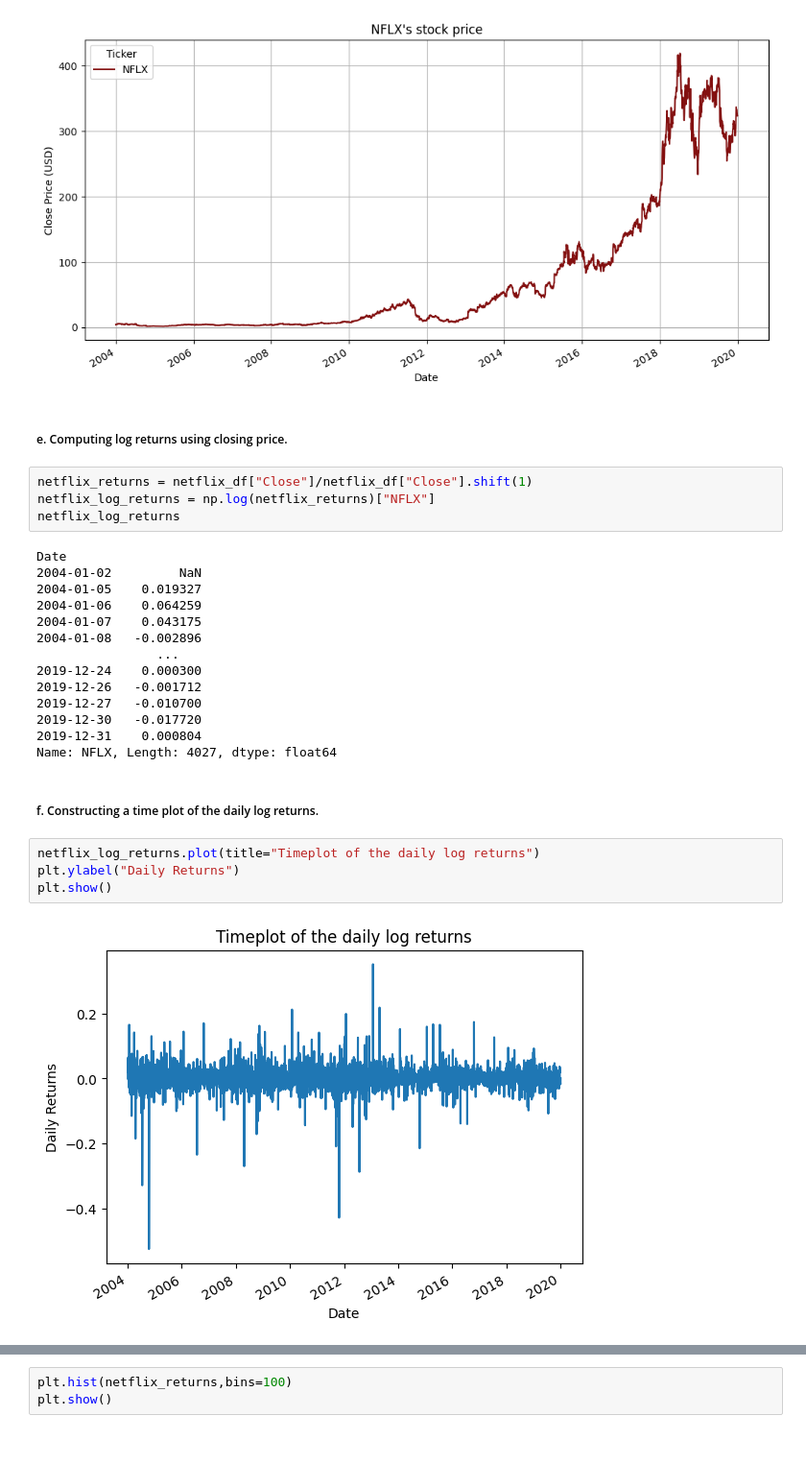
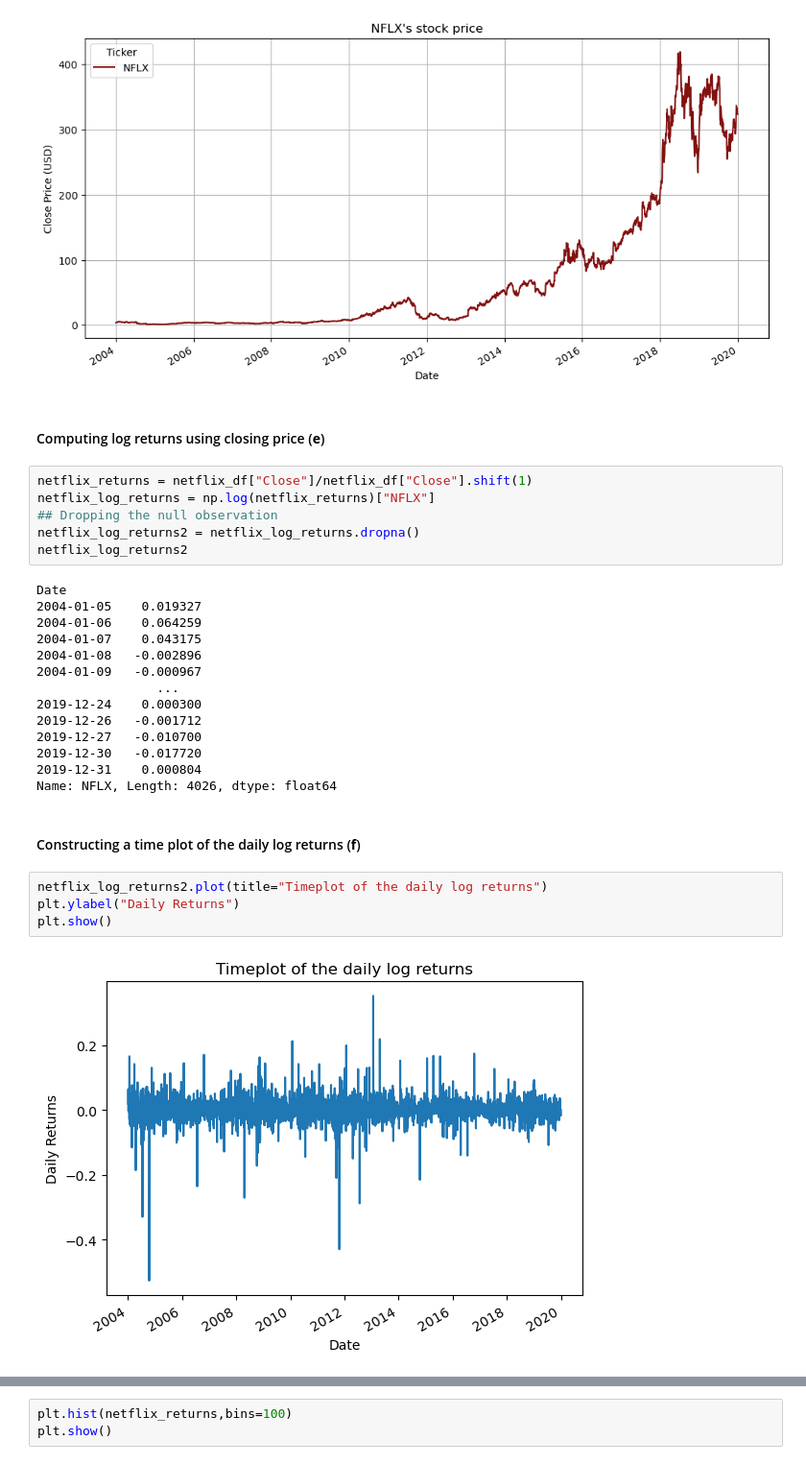
Before and after one commit to mcarbajal2/IFI8420-Assignments, a Jupyter notebook: Assignment 1/Assignment1.ipynb, the cells around one changed output, grey strips where cells are left out. Shown at 96% size. Cells and saved outputs as stored; diff of their text form.

```diff
--- a/Assignment 1/Assignment1.ipynb
+++ b/Assignment 1/Assignment1.ipynb
@@ -58,31 +60,33 @@ plt.show()
 # %% [output]
 [figure]
 # %% [markdown]
-##### e. Computing log returns using closing price.
+#### Computing log returns using closing price (<b>e</b>)
 # %%
 netflix_returns = netflix_df["Close"]/netflix_df["Close"].shift(1)
 netflix_log_returns = np.log(netflix_returns)["NFLX"]
-netflix_log_returns
+## Dropping the null observation
+netflix_log_returns2 = netflix_log_returns.dropna()
+netflix_log_returns2
 # %% [output]
 Date
-2004-01-02         NaN
 2004-01-05    0.019327
 2004-01-06    0.064259
 2004-01-07    0.043175
 2004-01-08   -0.002896
+2004-01-09   -0.000967
                 ...
 2019-12-24    0.000300
 2019-12-26   -0.001712
 2019-12-27   -0.010700
 2019-12-30   -0.017720
 2019-12-31    0.000804
-Name: NFLX, Length: 4027, dtype: float64
+Name: NFLX, Length: 4026, dtype: float64
 # %% [markdown]
-##### f. Constructing a time plot of the daily log returns.
+#### Constructing a time plot of the daily log returns (<b>f</b>)
 # %%
-netflix_log_returns.plot(title="Timeplot of the daily log returns")
+netflix_log_returns2.plot(title="Timeplot of the daily log returns")
 plt.ylabel("Daily Returns")
 plt.show()
 # %% [output]
-[figure, old version]
+[figure, new version]
 # %% [markdown]
```
Also changed, not shown: parts of 25 cells of this notebook.
